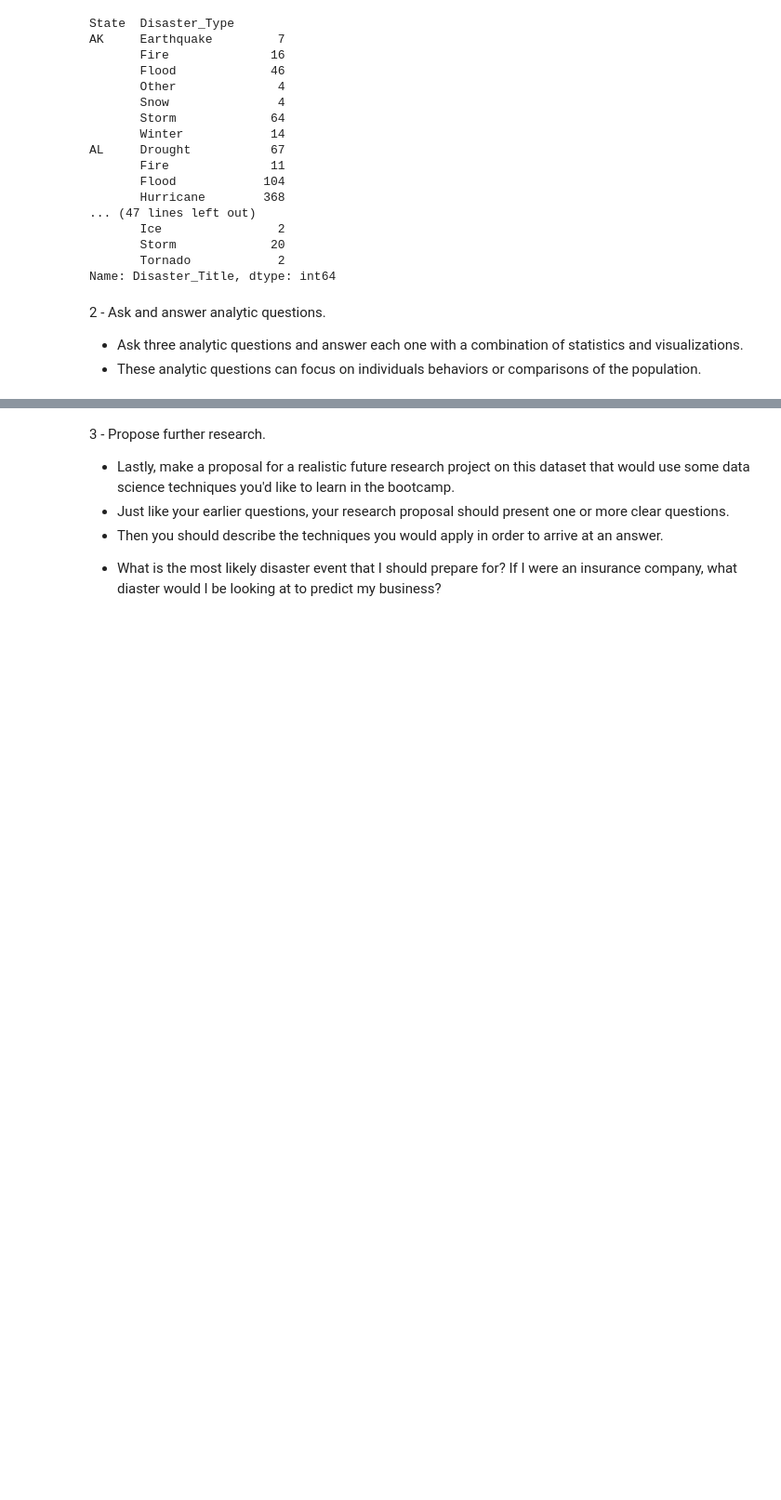
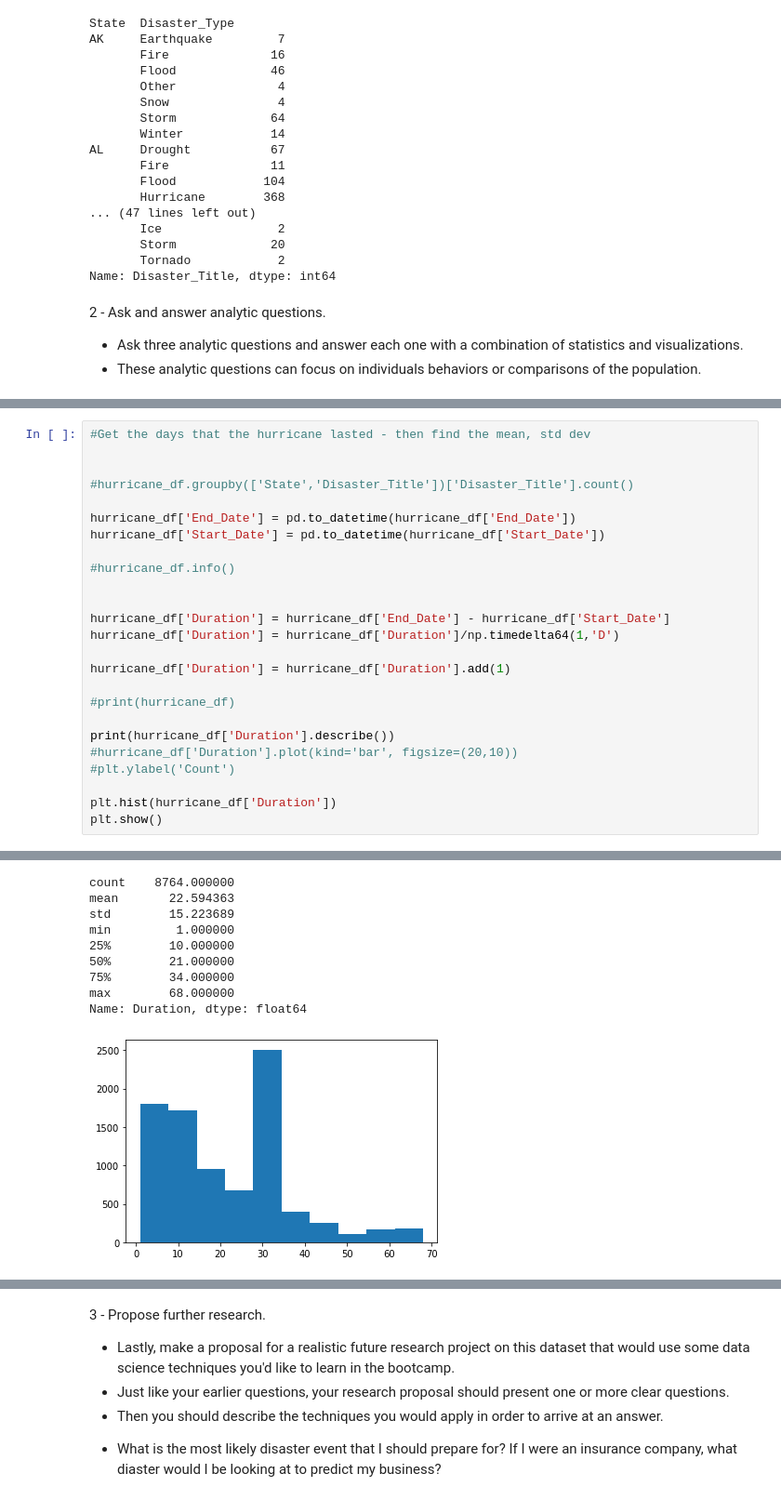
Before and after one commit to tparveen/TF-DataScience, a Jupyter notebook: 6-Basic-stats-probability/Assignments/11-Capstone1-Analytic-Report.ipynb, the cells around one changed output, grey strips where cells are left out. Shown at 93% size. Drawn from its saved outputs; the diff is of its cells as text; blank space fills up the shorter version.

```diff
--- a/6-Basic-stats-probability/Assignments/11-Capstone1-Analytic-Report.ipynb
+++ b/6-Basic-stats-probability/Assignments/11-Capstone1-Analytic-Report.ipynb
@@ -185,0 +225,26 @@ state = newpd.groupby('State').count()
+# %%
+#Get the days that the hurricane lasted - then find the mean, std dev
+
+
+#hurricane_df.groupby(['State','Disaster_Title'])['Disaster_Title'].count()
+
+hurricane_df['End_Date'] = pd.to_datetime(hurricane_df['End_Date'])
+hurricane_df['Start_Date'] = pd.to_datetime(hurricane_df['Start_Date'])
+
+#hurricane_df.info()
+
+
+hurricane_df['Duration'] = hurricane_df['End_Date'] - hurricane_df['Start_Date']
+hurricane_df['Duration'] = hurricane_df['Duration']/np.timedelta64(1,'D')
+
+hurricane_df['Duration'] = hurricane_df['Duration'].add(1)
+
+#print(hurricane_df)
+
+print(hurricane_df['Duration'].describe())
+#hurricane_df['Duration'].plot(kind='bar', figsize=(20,10))
+#plt.ylabel('Count')
+
+plt.hist(hurricane_df['Duration'])
+plt.show()
+# %% [output]
@@ -185,0 +271,10 @@ state = newpd.groupby('State').count()
+count    8764.000000
+mean       22.594363
+std        15.223689
+min         1.000000
+25%        10.000000
+50%        21.000000
+75%        34.000000
+max        68.000000
+Name: Duration, dtype: float64
+[figure, added]
```
Also changed, not shown: parts of 13 cells of this notebook, 7 other files.
